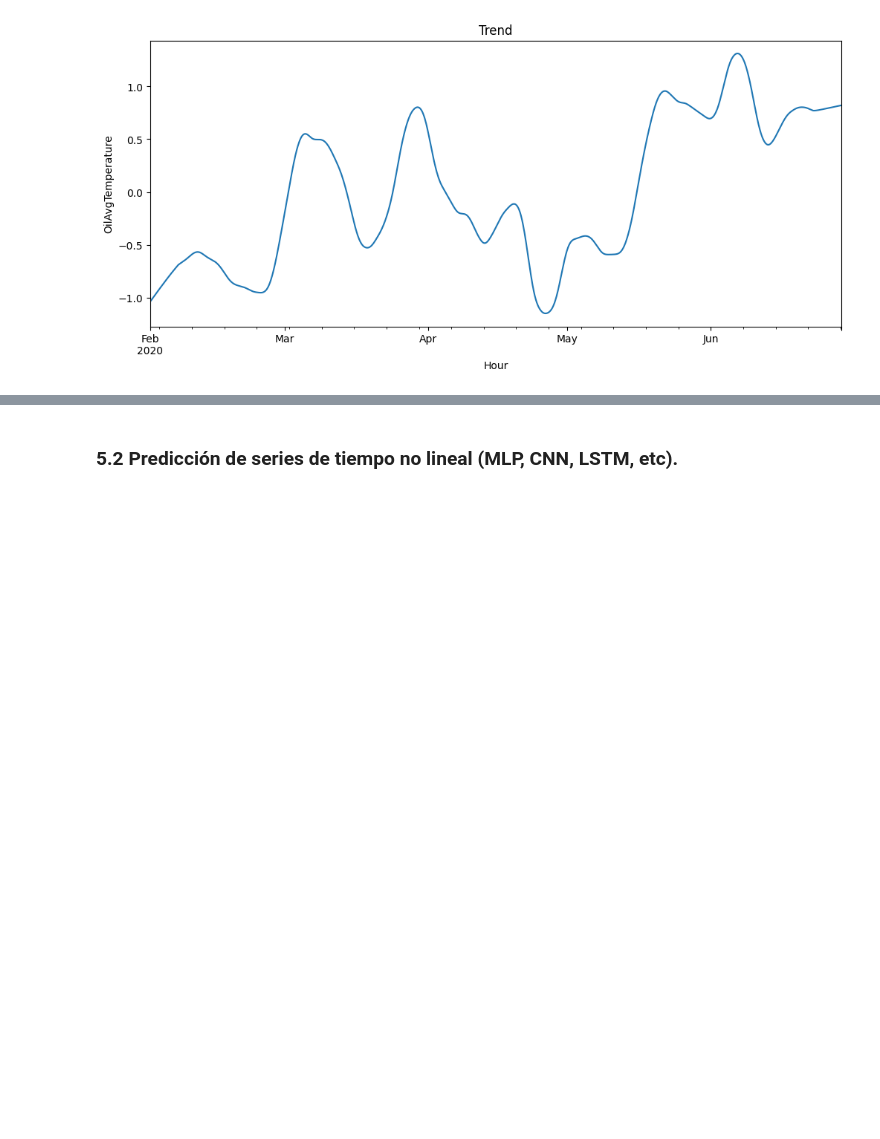
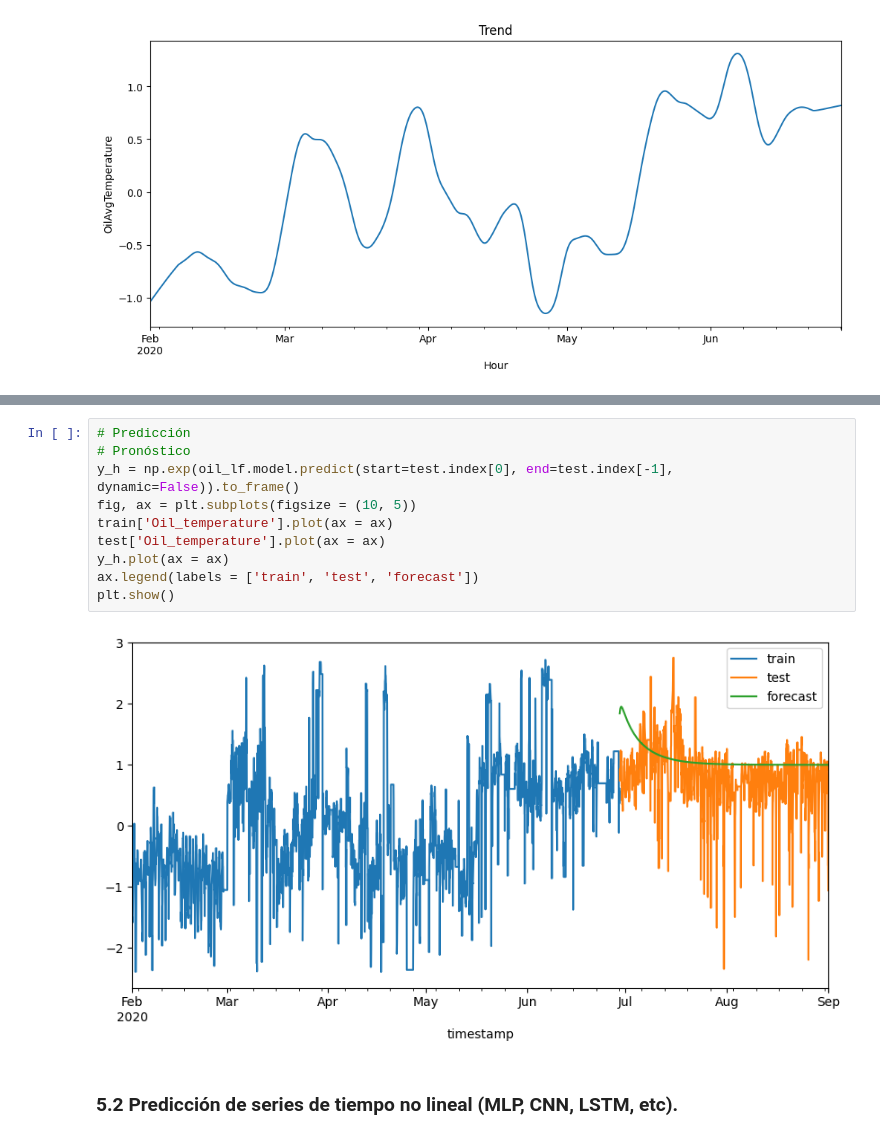
Before and after one commit to judith-ale/proyecto_modulo1, a Jupyter notebook: ProyectoModulo1_RabagoJ_MartinezC_VelicaX.ipynb, the cells around one changed output, grey strips where cells are left out. Cells and saved outputs as stored; diff of their text form; blank space fills up the shorter version.

```diff
--- a/ProyectoModulo1_RabagoJ_MartinezC_VelicaX.ipynb
+++ b/ProyectoModulo1_RabagoJ_MartinezC_VelicaX.ipynb
@@ -477,3 +544,15 @@ res = oil_lf.search_best_set_params(train, sarimax_params=ls_params)
+# %%
+# Predicción
+# Pronóstico
+y_h = np.exp(oil_lf.model.predict(start=test.index[0], end=test.index[-1], dynamic=False)).to_frame()
+fig, ax = plt.subplots(figsize = (10, 5))
+train['Oil_temperature'].plot(ax = ax)
+test['Oil_temperature'].plot(ax = ax)
+y_h.plot(ax = ax)
+ax.legend(labels = ['train', 'test', 'forecast'])
+plt.show()
+# %% [output]
+[figure, added]
 # %% [markdown]
 ### 5.2 Predicción de series de tiempo no lineal (MLP, CNN, LSTM, etc).
 # %% [markdown]
```
Also changed, not shown: parts of 7 cells of this notebook.
